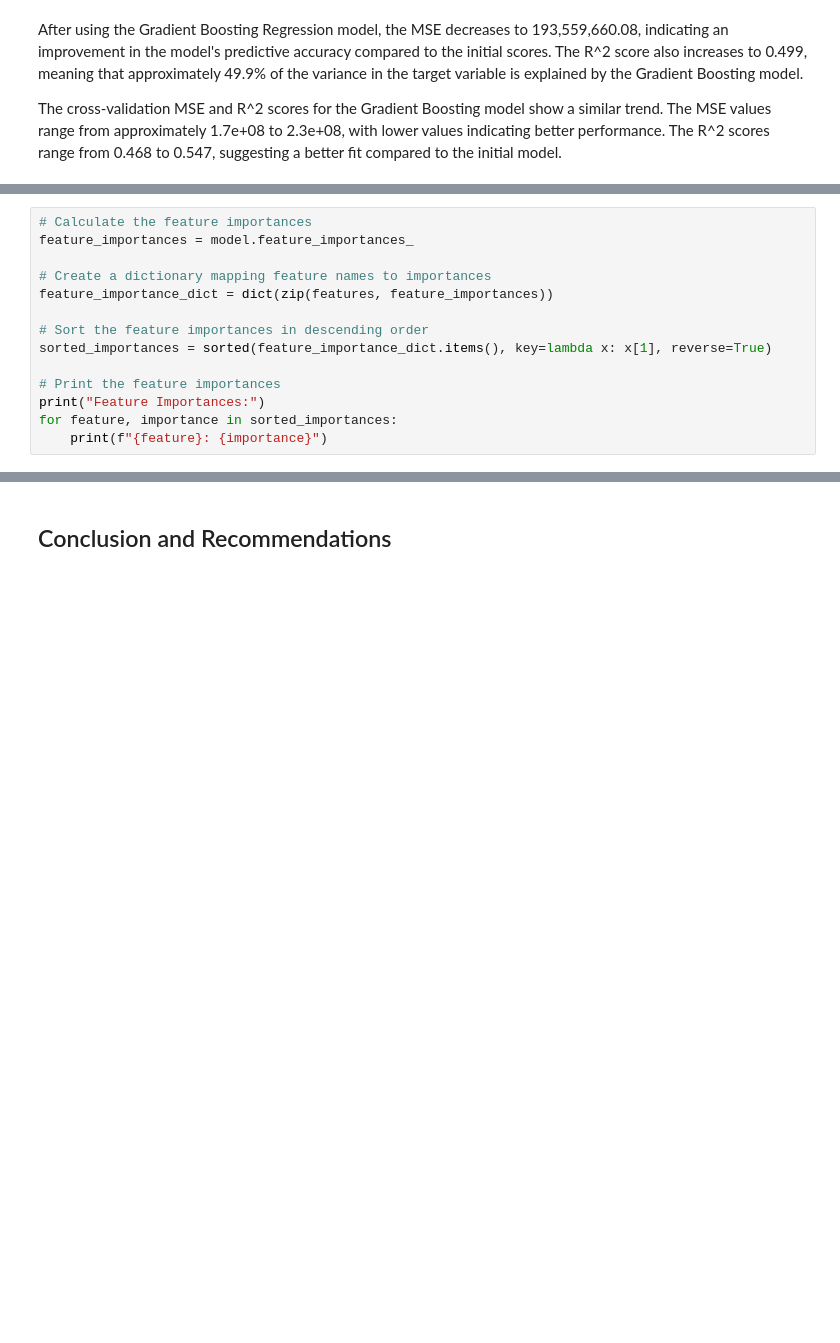
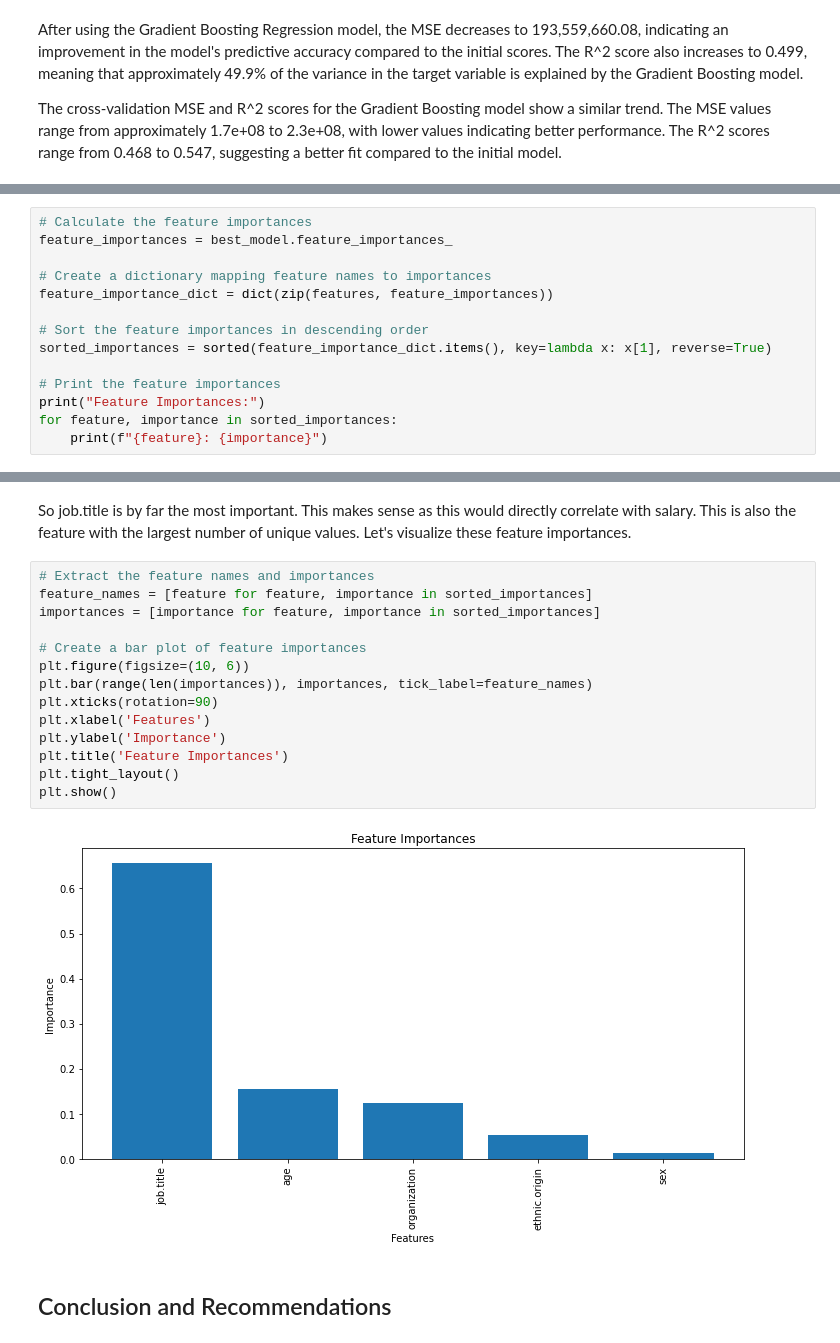
Before and after one commit to clarkkon/Salary-and-Identity-Information-Analysis-for-Atlanta-City-Employees, a Jupyter notebook: index.ipynb, the cells around one changed output, grey strips where cells are left out. Cells and saved outputs as stored; diff of their text form; blank space fills up the shorter version.

```diff
--- a/index.ipynb
+++ b/index.ipynb
@@ -1056,6 +1057,6 @@ Root Mean Squared Error (RMSE): 10512.134450463578
 # %%
 # Calculate the feature importances
-feature_importances = model.feature_importances_
+feature_importances = best_model.feature_importances_
 
 # Create a dictionary mapping feature names to importances
 feature_importance_dict = dict(zip(features, feature_importances))
@@ -1149,3 +1078,21 @@ age_28 * age_29: 0.0
+# %% [markdown]
+So job.title is by far the most important. This makes sense as this would directly correlate with salary. This is also the feature with the largest number of unique values. Let's visualize these feature importances.
+# %%
+# Extract the feature names and importances
+feature_names = [feature for feature, importance in sorted_importances]
+importances = [importance for feature, importance in sorted_importances]
+
+# Create a bar plot of feature importances
+plt.figure(figsize=(10, 6))
+plt.bar(range(len(importances)), importances, tick_label=feature_names)
+plt.xticks(rotation=90)
+plt.xlabel('Features')
+plt.ylabel('Importance')
+plt.title('Feature Importances')
+plt.tight_layout()
+plt.show()
+# %% [output]
+[figure, added]
 # %% [markdown]
 ## Conclusion and Recommendations
 # %% [markdown]
```
Also changed, not shown: parts of 9 cells of this notebook.
